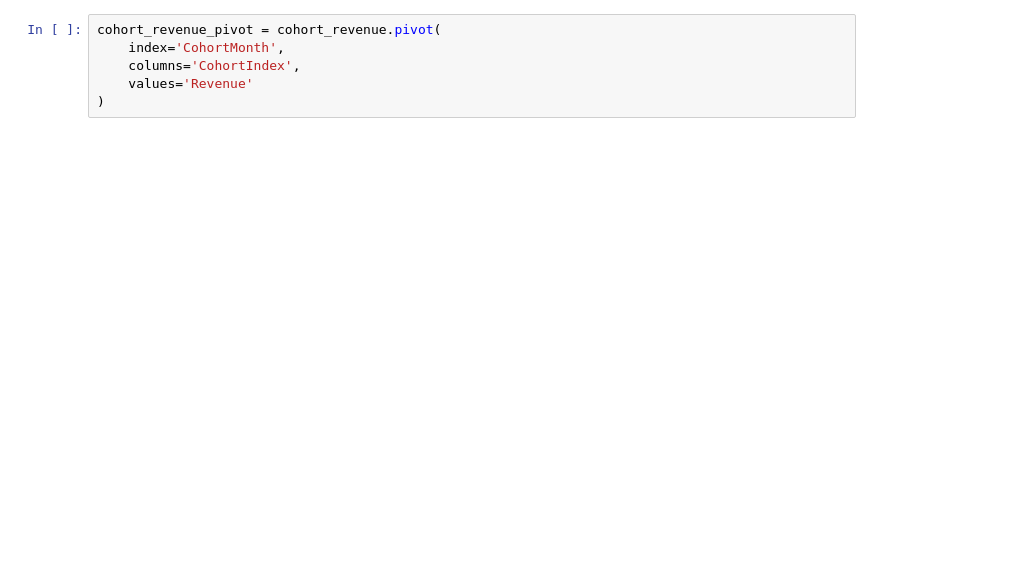
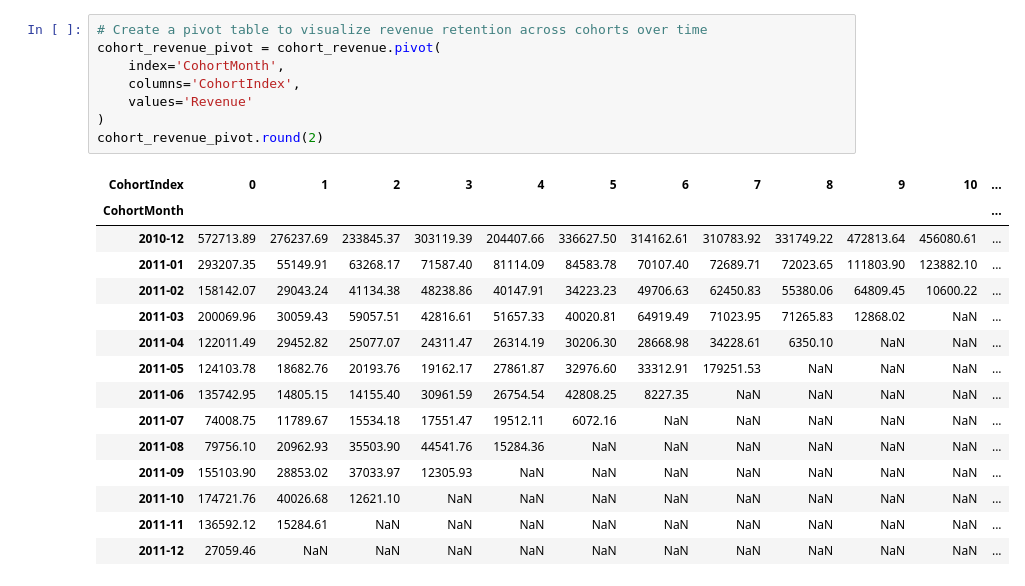
Before and after one commit to BoiDrew/revenue-retention-analysis, a Jupyter notebook: notebooks/revenue_retention_value.ipynb, the cells around one changed output. Drawn from its saved outputs; the diff is of its cells as text; blank space fills up the shorter version.

```diff
--- a/notebooks/revenue_retention_value.ipynb
+++ b/notebooks/revenue_retention_value.ipynb
@@ -61,7 +83,25 @@ cohort_revenue.head()
 # %%
+# Create a pivot table to visualize revenue retention across cohorts over time
 cohort_revenue_pivot = cohort_revenue.pivot(
     index='CohortMonth',
     columns='CohortIndex',
     values='Revenue'
 )
+cohort_revenue_pivot.round(2)
+# %% [output]
+| CohortIndex | 0 | 1 | 2 | 3 | 4 | 5 | 6 | 7 | 8 | 9 | 10 | ... |
+| CohortMonth |  |  |  |  |  |  |  |  |  |  |  | ... |
+| 2010-12 | 572713.89 | 276237.69 | 233845.37 | 303119.39 | 204407.66 | 336627.50 | 314162.61 | 310783.92 | 331749.22 | 472813.64 | 456080.61 | ... |
+| 2011-01 | 293207.35 | 55149.91 | 63268.17 | 71587.40 | 81114.09 | 84583.78 | 70107.40 | 72689.71 | 72023.65 | 111803.90 | 123882.10 | ... |
+| 2011-02 | 158142.07 | 29043.24 | 41134.38 | 48238.86 | 40147.91 | 34223.23 | 49706.63 | 62450.83 | 55380.06 | 64809.45 | 10600.22 | ... |
+| 2011-03 | 200069.96 | 30059.43 | 59057.51 | 42816.61 | 51657.33 | 40020.81 | 64919.49 | 71023.95 | 71265.83 | 12868.02 | NaN | ... |
+| 2011-04 | 122011.49 | 29452.82 | 25077.07 | 24311.47 | 26314.19 | 30206.30 | 28668.98 | 34228.61 | 6350.10 | NaN | NaN | ... |
+| 2011-05 | 124103.78 | 18682.76 | 20193.76 | 19162.17 | 27861.87 | 32976.60 | 33312.91 | 179251.53 | NaN | NaN | NaN | ... |
+| 2011-06 | 135742.95 | 14805.15 | 14155.40 | 30961.59 | 26754.54 | 42808.25 | 8227.35 | NaN | NaN | NaN | NaN | ... |
+| 2011-07 | 74008.75 | 11789.67 | 15534.18 | 17551.47 | 19512.11 | 6072.16 | NaN | NaN | NaN | NaN | NaN | ... |
+| 2011-08 | 79756.10 | 20962.93 | 35503.90 | 44541.76 | 15284.36 | NaN | NaN | NaN | NaN | NaN | NaN | ... |
+| 2011-09 | 155103.90 | 28853.02 | 37033.97 | 12305.93 | NaN | NaN | NaN | NaN | NaN | NaN | NaN | ... |
+| 2011-10 | 174721.76 | 40026.68 | 12621.10 | NaN | NaN | NaN | NaN | NaN | NaN | NaN | NaN | ... |
+| 2011-11 | 136592.12 | 15284.61 | NaN | NaN | NaN | NaN | NaN | NaN | NaN | NaN | NaN | ... |
+| 2011-12 | 27059.46 | NaN | NaN | NaN | NaN | NaN | NaN | NaN | NaN | NaN | NaN | ... |
 # %%
```
Also changed, not shown: parts of 6 cells of this notebook.
